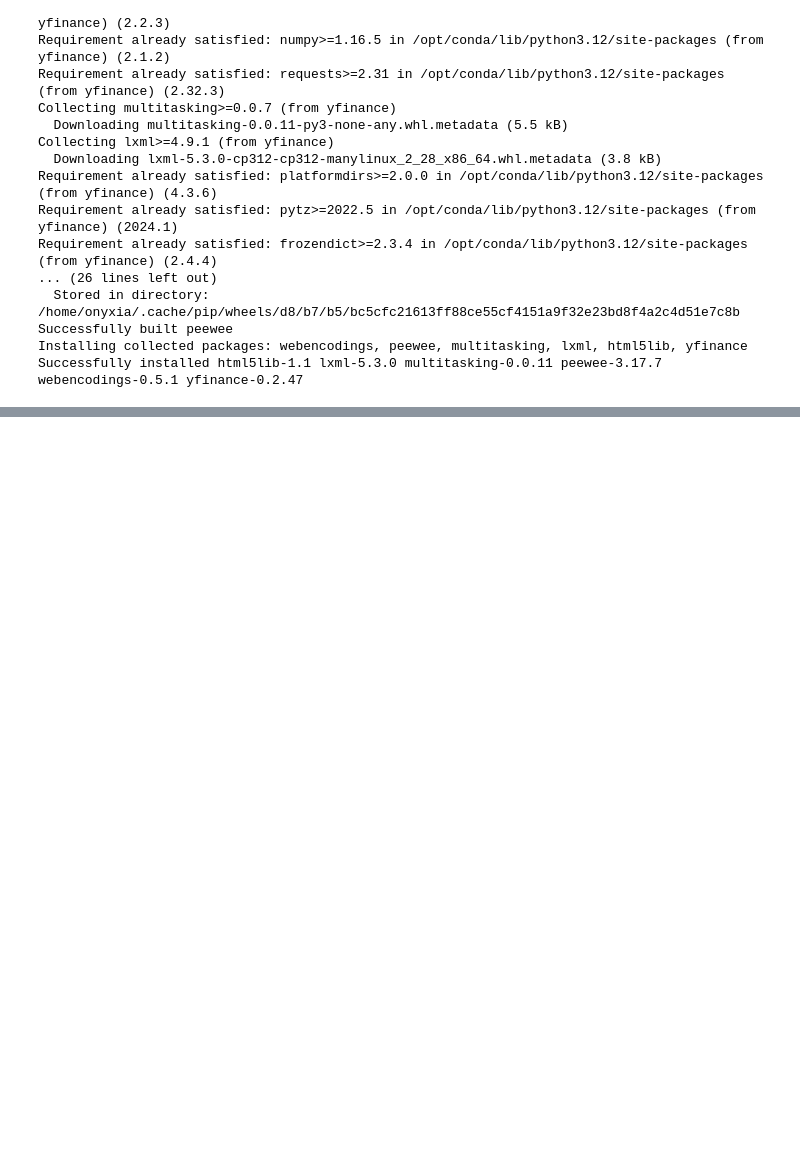
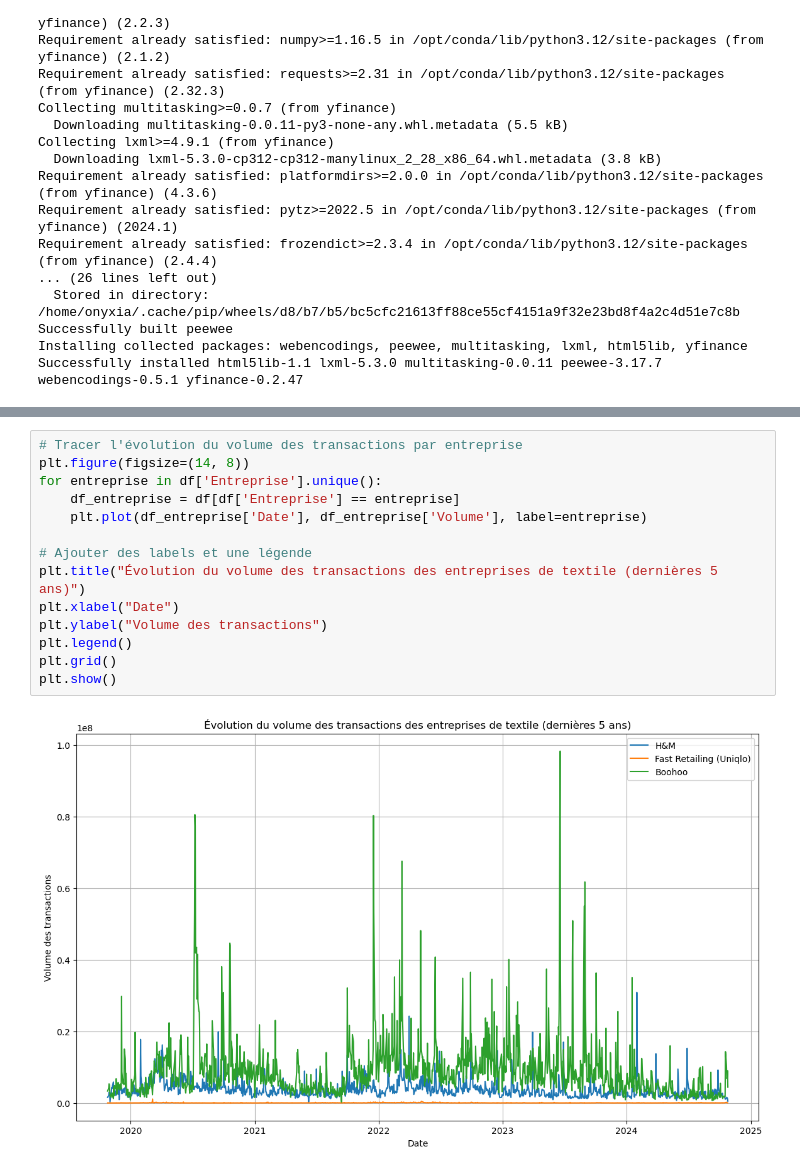
Before and after one commit to fadiblm/PythonENSAE, a Jupyter notebook: ONE/scrapping.ipynb, the cells around one changed output, grey strips where cells are left out. Drawn from its saved outputs; the diff is of its cells as text; blank space fills up the shorter version.

```diff
--- a/ONE/scrapping.ipynb
+++ b/ONE/scrapping.ipynb
@@ -55,0 +93,16 @@ Date
+# %%
+# Tracer l'évolution du volume des transactions par entreprise
+plt.figure(figsize=(14, 8))
+for entreprise in df['Entreprise'].unique():
+    df_entreprise = df[df['Entreprise'] == entreprise]
+    plt.plot(df_entreprise['Date'], df_entreprise['Volume'], label=entreprise)
+
+# Ajouter des labels et une légende
+plt.title("Évolution du volume des transactions des entreprises de textile (dernières 5 ans)")
+plt.xlabel("Date")
+plt.ylabel("Volume des transactions")
+plt.legend()
+plt.grid()
+plt.show()
+# %% [output]
+[figure, added]
```
Also changed, not shown: parts of 8 cells of this notebook.
